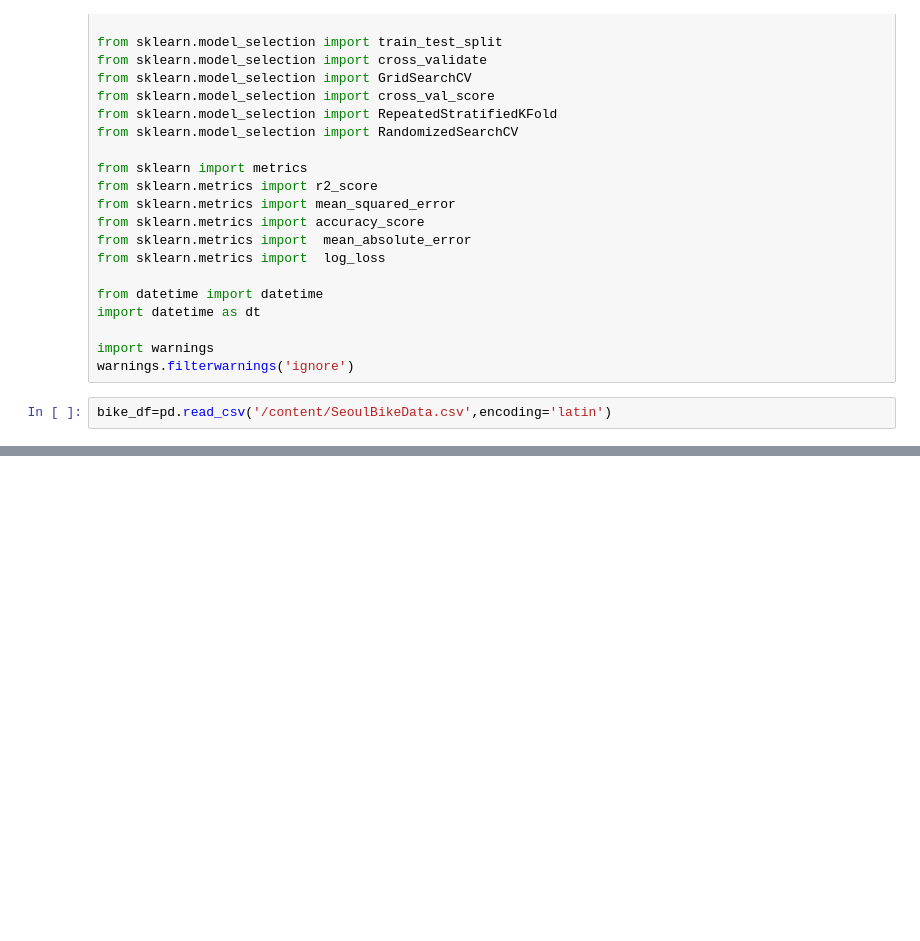
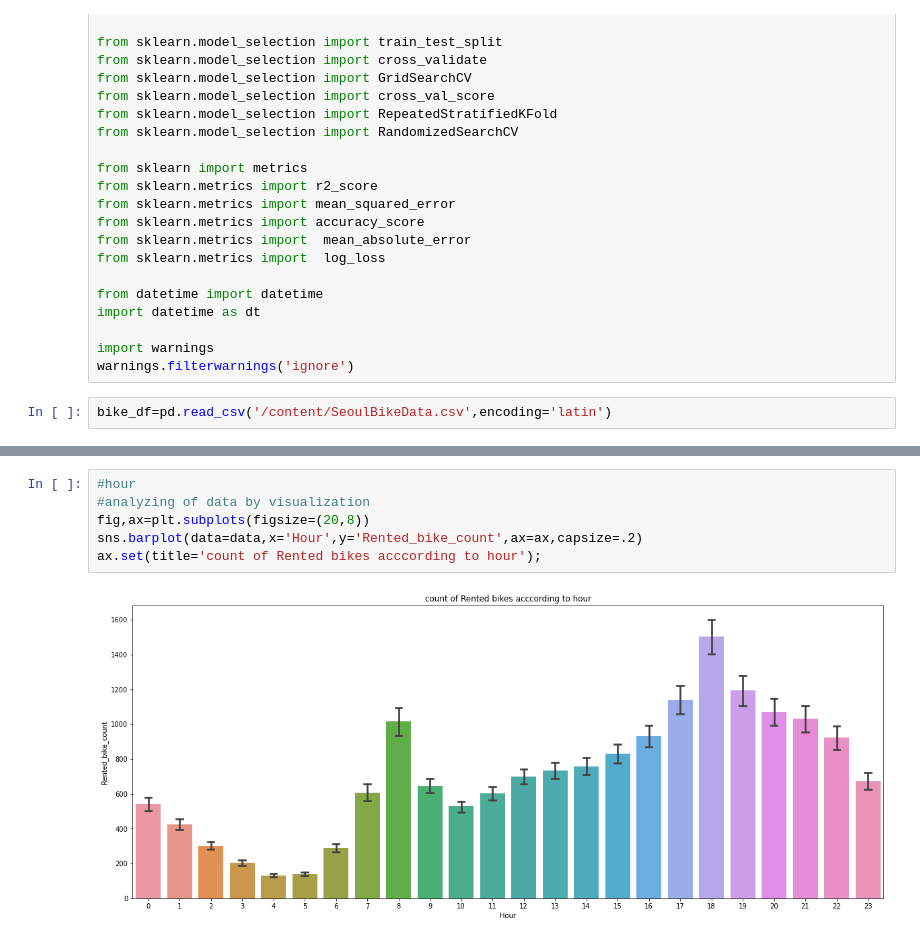
Before and after one commit to Meghanah97/Individual_project_bike_sharing_demand_prediction, a Jupyter notebook: Bike_Sharing_Demand_Prediction_Capstone_Project.ipynb, the cells around one changed output, grey strips where cells are left out. Drawn from its saved outputs; the diff is of its cells as text; blank space fills up the shorter version.

```diff
--- a/Bike_Sharing_Demand_Prediction_Capstone_Project.ipynb
+++ b/Bike_Sharing_Demand_Prediction_Capstone_Project.ipynb
@@ -194,0 +367,8 @@ bike_df=bike_df.rename(columns={'Rented Bike Count':'Rented_bike_count',
+# %%
+#hour
+#analyzing of data by visualization
+fig,ax=plt.subplots(figsize=(20,8))
+sns.barplot(data=data,x='Hour',y='Rented_bike_count',ax=ax,capsize=.2)
+ax.set(title='count of Rented bikes acccording to hour');
+# %% [output]
+[figure, added]
```
Also changed, not shown: parts of 64 cells of this notebook.
